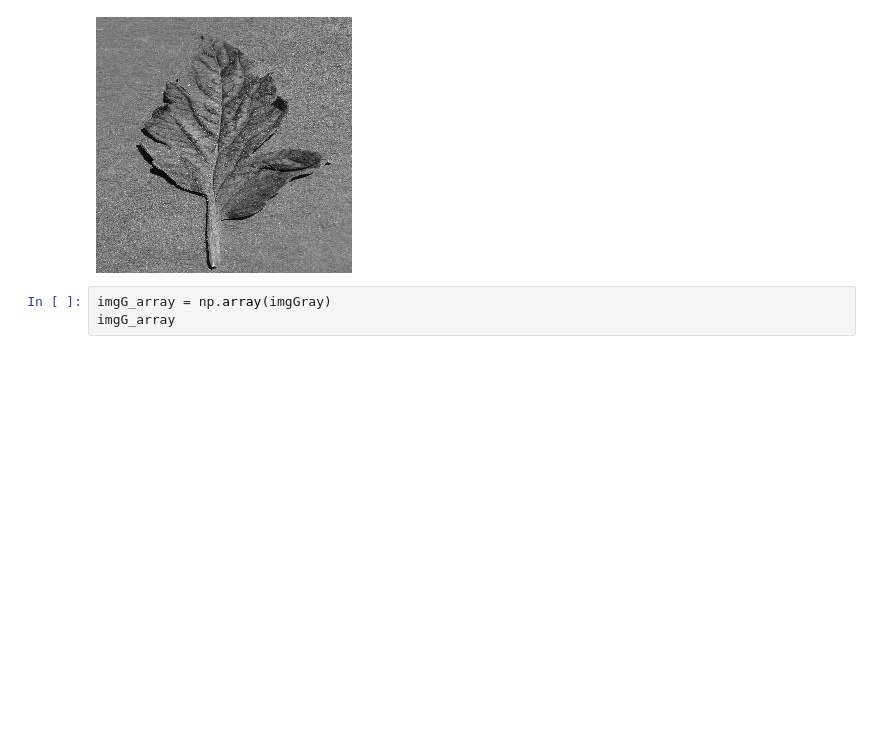
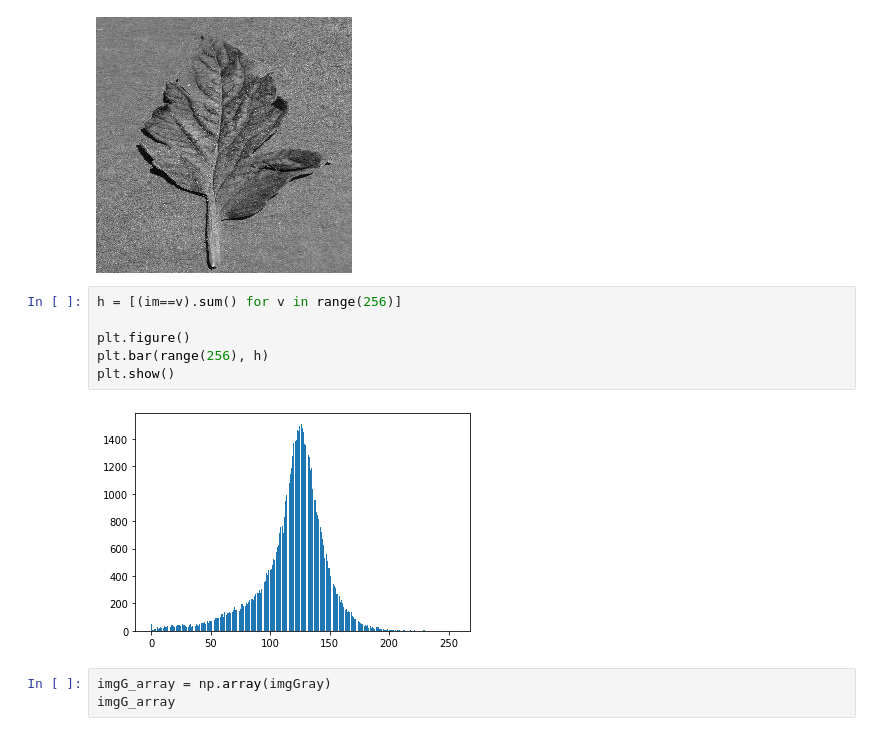
Before and after one commit to trifarameliniaa/SKRIPSI, a Jupyter notebook: Skripsi_Citra.ipynb, the cells around one changed output. Saved outputs shown, nothing was run; the diff lists cells and outputs as text; blank space fills up the shorter version.

```diff
--- a/Skripsi_Citra.ipynb
+++ b/Skripsi_Citra.ipynb
@@ -44,6 +44,14 @@ imgGray.save('test_gray.jpg')
 imgGray
 # %% [output]
 [figure]
+# %%
+h = [(im==v).sum() for v in range(256)]
+
+plt.figure()
+plt.bar(range(256), h)
+plt.show()
+# %% [output]
+[figure, added]
 # %%
 imgG_array = np.array(imgGray)
 imgG_array
```
Also changed, not shown: parts of 10 cells of this notebook.
